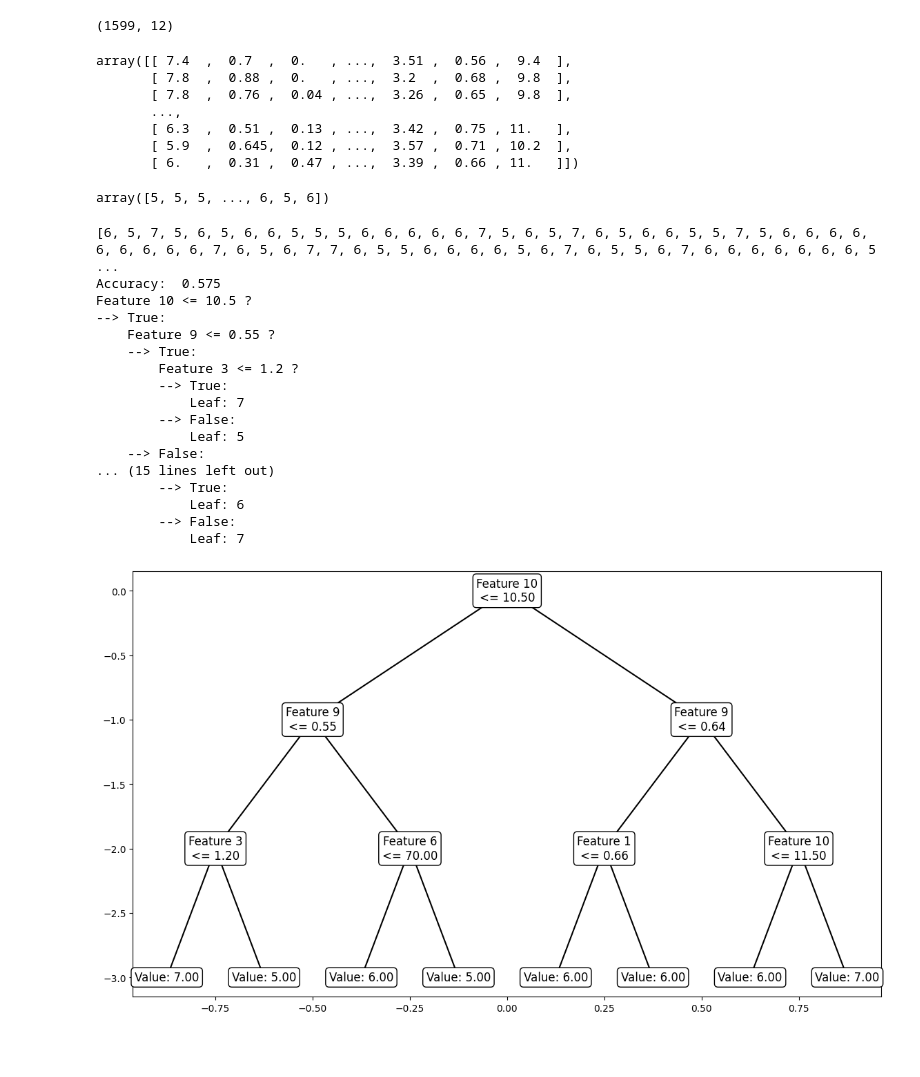
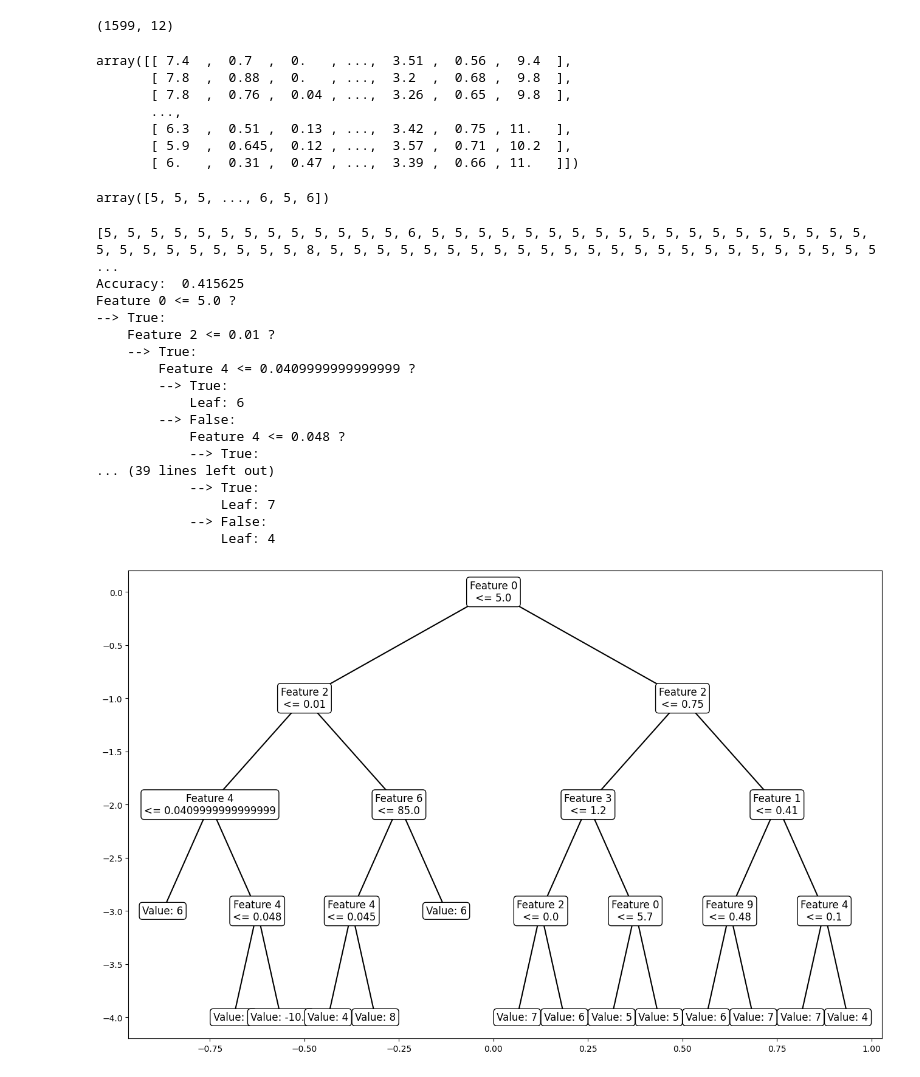
Before and after one commit to KissDanielMark/DecisionTree, a Jupyter notebook: WP871Q.ipynb, the cells around one changed output. Saved outputs shown, nothing was run; the diff lists cells and outputs as text; code cells hidden in the pictures; blank space fills up the shorter version.

```diff
--- a/WP871Q.ipynb
+++ b/WP871Q.ipynb
@@ -80,12 +80,18 @@ class DecisionTree:
 
     #A leggyakoribb érték meghatározása
     def _most_common_label(self, y):
-        counter = Counter(y)
-        """print("Counter: ", counter)
-        print("Counter.most_common(1): ", counter.most_common(1))
-        print("Counter.most_common(1)[0]: ", counter.most_common(1)[0])
-        print("Counter.most_common(1)[0][0]: ", counter.most_common(1)[0][0])"""
-        value = counter.most_common(1)[0][0] # leggyakoribb érték
+        if len(y) == 0:
+            return -69.420
+
+        counter = Counter(y)  # Convert elements to tuples
+        #print("\n\n\nCounter: ", counter)
+        most_common = counter.most_common(1)
+        #print("Counter.most_common(1): ", most_common)
+
+        if len(most_common) == 0:
+            return -69.420
+
+        value = most_common[0][0]  # leggyakoribb érték
         return value
 
     #legjobb vágás keresése
@@ -203,7 +209,7 @@ class DecisionTree:
     def plot_tree_the_second(self, node, depth, x_offset, y_offset, x_scale):
         if node.is_leaf_node():
             value = node.value
-            plt.text(x_offset, y_offset, f'Value: {value:.2f}', fontsize=12, ha='center', va='center',
+            plt.text(x_offset, y_offset, f'Value: {value}', fontsize=12, ha='center', va='center',
                     bbox=dict(facecolor='white', edgecolor='black', boxstyle='round'))
         else:
             feature = node.feature
@@ -211,7 +217,7 @@ class DecisionTree:
             left_child = node.left
             right_child = node.right
 
-            plt.text(x_offset, y_offset, f'Feature {feature}\n<= {threshold:.2f}', fontsize=12, ha='center',
+            plt.text(x_offset, y_offset, f'Feature {feature}\n<= {threshold}', fontsize=12, ha='center',
                     va='center', bbox=dict(facecolor='white', edgecolor='black', boxstyle='round'))
 
             # Calculate the positions of the next nodes and connect them
@@ -246,54 +252,52 @@ display(y)
 #X = np.array([[1, 2, 3], [4, np.nan, 6], [7, 8, 9]])# Példa bemeneti adatok (a második adat hiányzó értéket tartalmaz)
 #y = np.array([0, 1, 0]) # Példa címkék
 
-
-
 #Adatok felosztása tanító és tesztelő halmazra
 X_train, X_test, y_train, y_test = train_test_split(X, y, test_size=0.2, random_state=0) # 80% tanító, 20% tesztelő
 
 #Döntési fa tanítása
-decision_tree = DecisionTree(max_depth=3, split_criterion="information_gain", random_state=0)
+decision_tree = DecisionTree(max_depth=4, split_criterion="mse", random_state=0)
 decision_tree.fit(X_train, y_train)
 
 #Döntési fa kiértékelése
 y_pred = decision_tree.predict(X_test)
 
 def accuracy(y_test, y_pred):
     return np.sum(y_test == y_pred) / len(y_test)
 
 acc = accuracy(y_test, y_pred)
 print("Accuracy: ", acc)
 
 decision_tree.print_tree()
-plt.figure(figsize=(14, 8))
+plt.figure(figsize=(16, 10))
 decision_tree.plot_tree_the_second(decision_tree.root, 0, 0, 0, 1)
 
 #dt.print()
 # %% [output]
 (1599, 12)
 array([[ 7.4  ,  0.7  ,  0.   , ...,  3.51 ,  0.56 ,  9.4  ],
        [ 7.8  ,  0.88 ,  0.   , ...,  3.2  ,  0.68 ,  9.8  ],
        [ 7.8  ,  0.76 ,  0.04 , ...,  3.26 ,  0.65 ,  9.8  ],
        ...,
        [ 6.3  ,  0.51 ,  0.13 , ...,  3.42 ,  0.75 , 11.   ],
        [ 5.9  ,  0.645,  0.12 , ...,  3.57 ,  0.71 , 10.2  ],
        [ 6.   ,  0.31 ,  0.47 , ...,  3.39 ,  0.66 , 11.   ]])
 array([5, 5, 5, ..., 6, 5, 6])
-[6, 5, 7, 5, 6, 5, 6, 6, 5, 5, 5, 6, 6, 6, 6, 6, 7, 5, 6, 5, 7, 6, 5, 6, 6, 5, 5, 7, 5, 6, 6, 6, 6, 6, 6, 6, 6, 6, 7, 6, 5, 6, 7, 7, 6, 5, 5, 6, 6, 6, 6, 5, 6, 7, 6, 5, 5, 6, 7, 6, 6, 6, 6, 6, 6, 6, 5 ...
-Accuracy:  0.575
-Feature 10 <= 10.5 ?
+[5, 5, 5, 5, 5, 5, 5, 5, 5, 5, 5, 5, 5, 6, 5, 5, 5, 5, 5, 5, 5, 5, 5, 5, 5, 5, 5, 5, 5, 5, 5, 5, 5, 5, 5, 5, 5, 5, 5, 5, 5, 5, 8, 5, 5, 5, 5, 5, 5, 5, 5, 5, 5, 5, 5, 5, 5, 5, 5, 5, 5, 5, 5, 5, 5, 5, 5 ...
+Accuracy:  0.415625
+Feature 0 <= 5.0 ?
 --> True:
-    Feature 9 <= 0.55 ?
+    Feature 2 <= 0.01 ?
     --> True:
-        Feature 3 <= 1.2 ?
-        --> True:
-            Leaf: 7
-        --> False:
-            Leaf: 5
-    --> False:
-... (15 lines left out)
+        Feature 4 <= 0.0409999999999999 ?
         --> True:
             Leaf: 6
         --> False:
-            Leaf: 7
+            Feature 4 <= 0.048 ?
+            --> True:
+... (39 lines left out)
+            --> True:
+                Leaf: 7
+            --> False:
+                Leaf: 4
-[figure, old version]
+[figure, new version]
```
